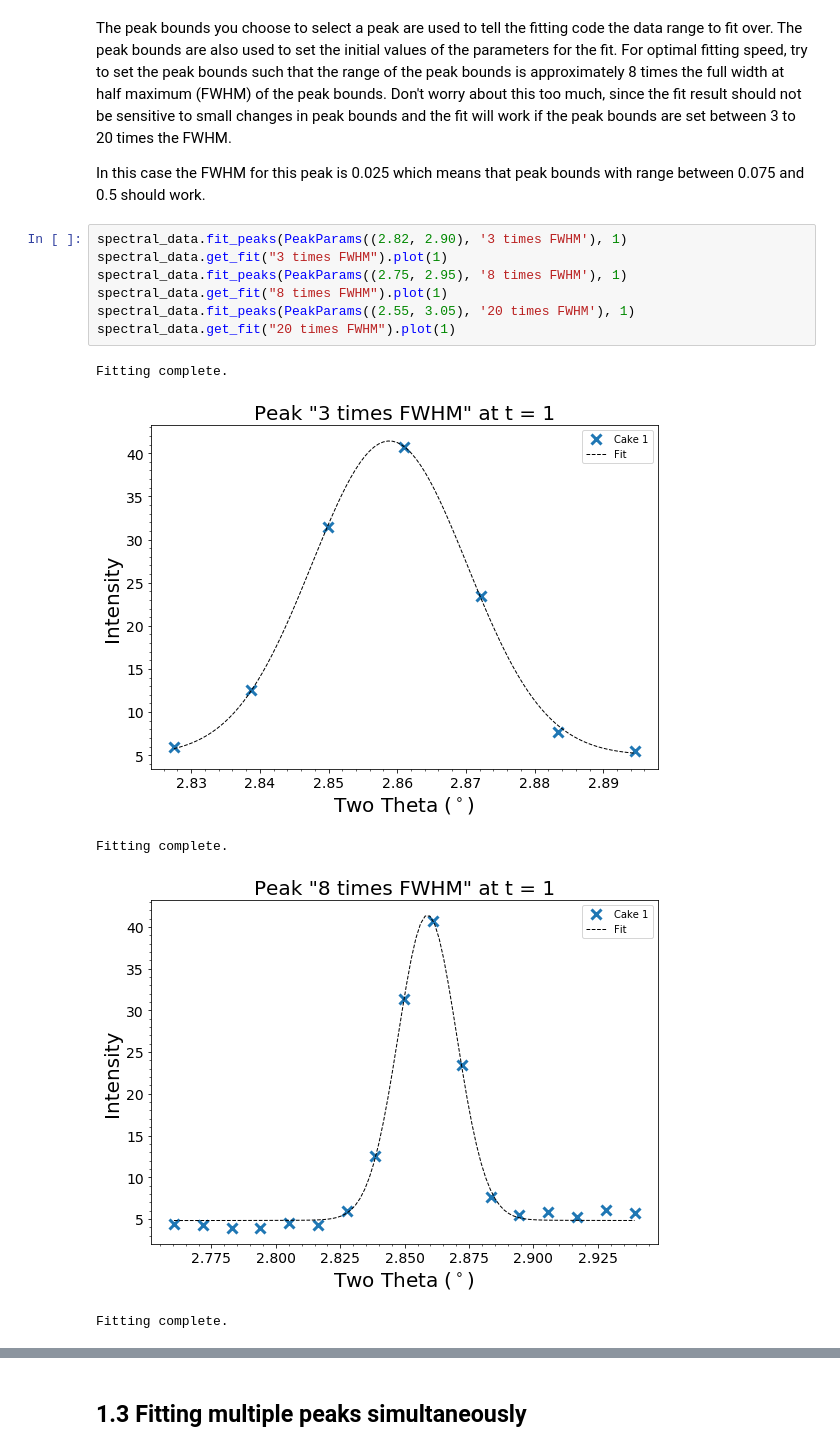
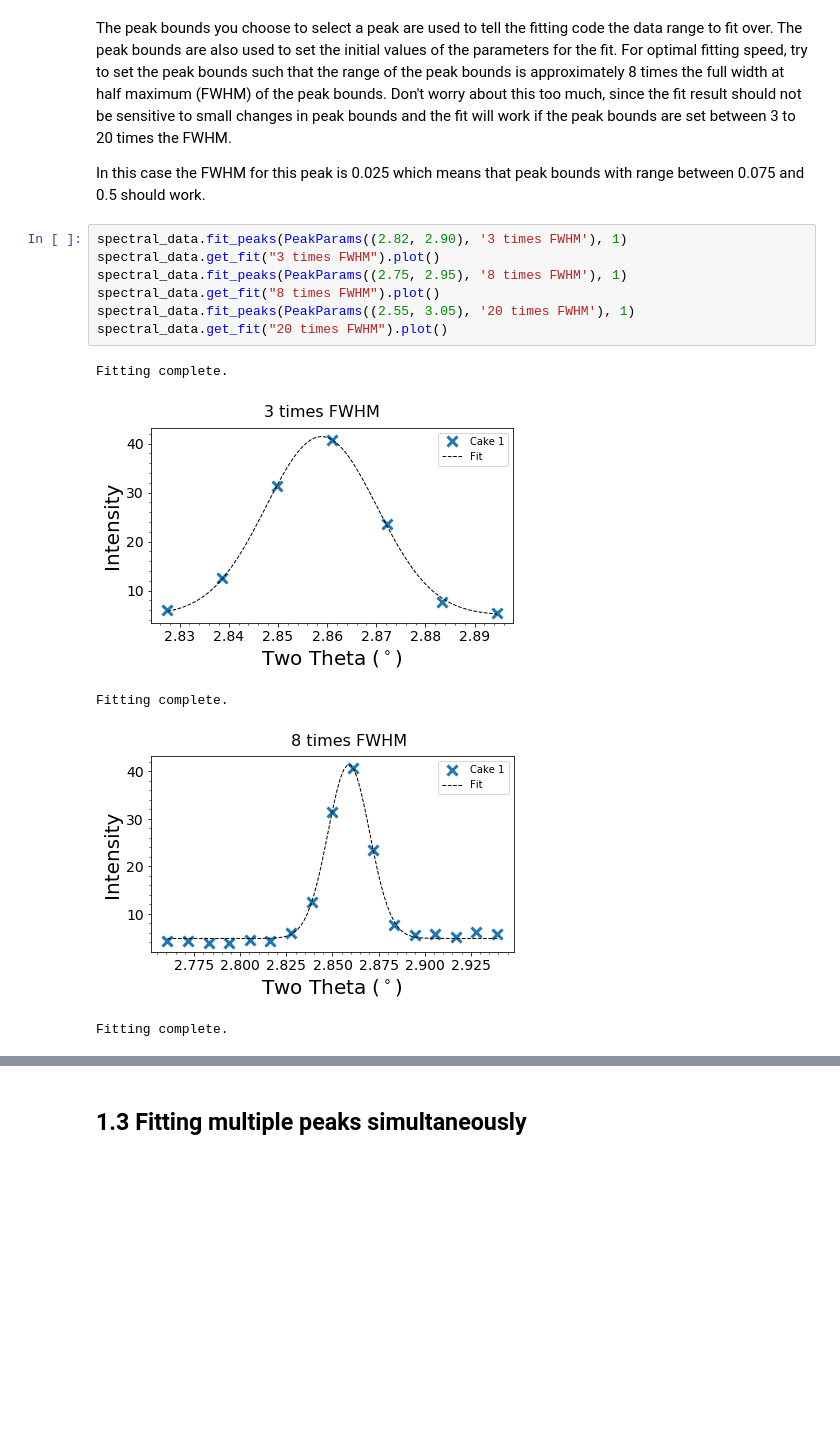
Before and after one commit to LightForm-group/xrdfit, a Jupyter notebook: tutorial notebooks/1 - Basic analysis workflow.ipynb, the cells around one changed output, grey strips where cells are left out. Drawn from its saved outputs; the diff is of its cells as text; blank space fills up the shorter version.

```diff
--- a/tutorial notebooks/1 - Basic analysis workflow.ipynb
+++ b/tutorial notebooks/1 - Basic analysis workflow.ipynb
@@ -200,14 +202,14 @@ The peak bounds you choose to select a peak are used to tell the fitting code th
 In this case the FWHM for this peak is 0.025 which means that peak bounds with range between 0.075 and 0.5 should work.
 # %%
 spectral_data.fit_peaks(PeakParams((2.82, 2.90), '3 times FWHM'), 1)
-spectral_data.get_fit("3 times FWHM").plot(1)
+spectral_data.get_fit("3 times FWHM").plot()
 spectral_data.fit_peaks(PeakParams((2.75, 2.95), '8 times FWHM'), 1)
-spectral_data.get_fit("8 times FWHM").plot(1)
+spectral_data.get_fit("8 times FWHM").plot()
 spectral_data.fit_peaks(PeakParams((2.55, 3.05), '20 times FWHM'), 1)
-spectral_data.get_fit("20 times FWHM").plot(1)
+spectral_data.get_fit("20 times FWHM").plot()
 # %% [output]
 Fitting complete.
-[figure, old version]
+[figure, new version]
 Fitting complete.
-[figure, old version]
+[figure, new version]
 Fitting complete.
```
Also changed, not shown: parts of 17 cells of this notebook, 5 other files.
